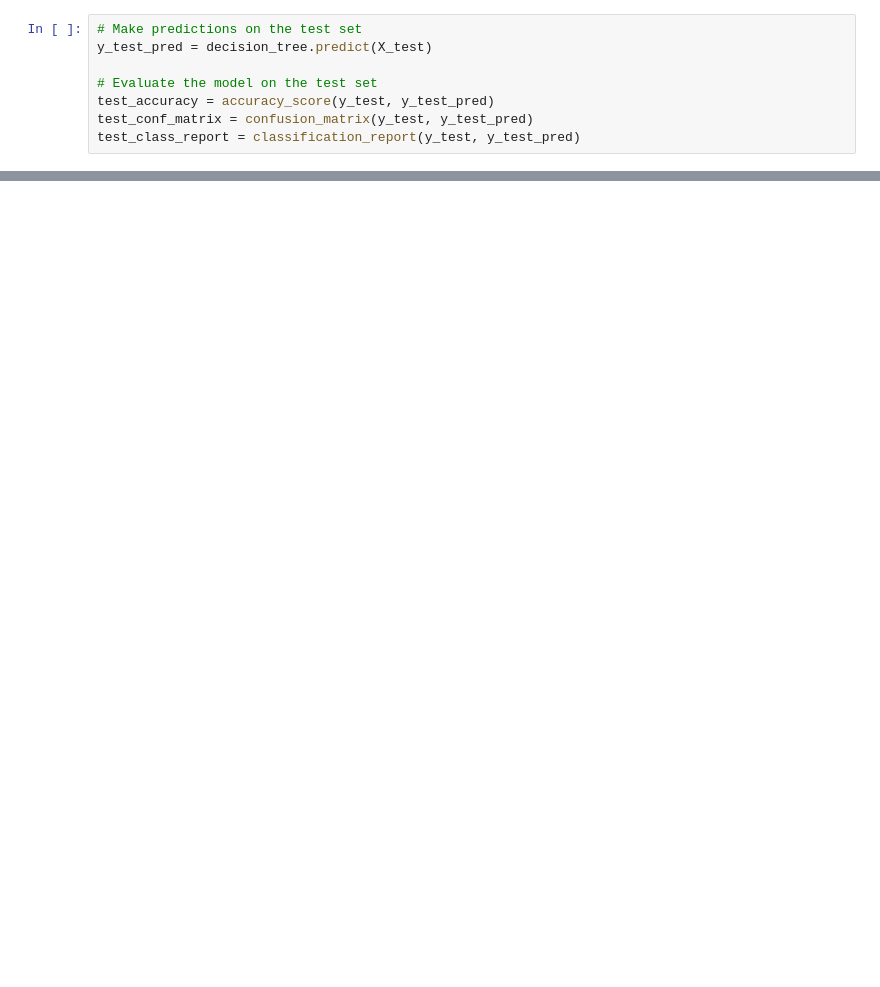
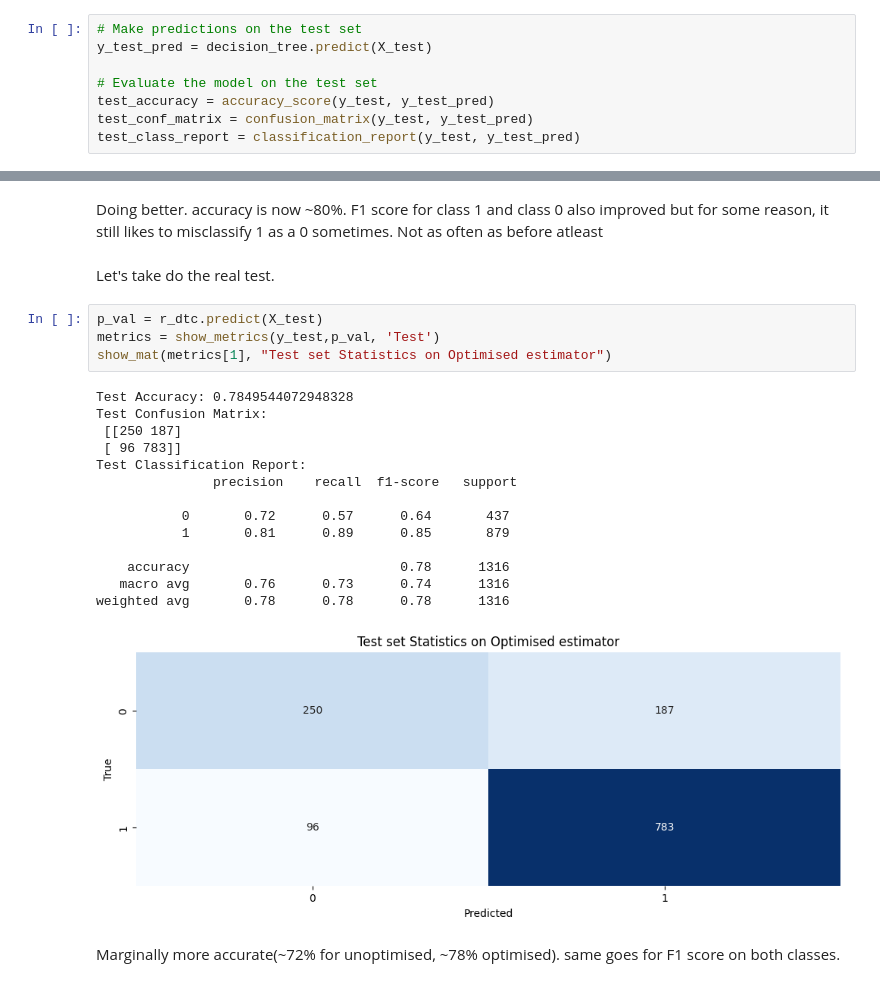
Before and after one commit to tamadNaBrowNie/stintsy_mco, a Jupyter notebook: MCO1 DTC.ipynb, the cells around one changed output, grey strips where cells are left out. Cells and saved outputs as stored; diff of their text form; blank space fills up the shorter version.

```diff
--- a/MCO1 DTC.ipynb
+++ b/MCO1 DTC.ipynb
@@ -454,0 +373,25 @@ weighted avg       0.74      0.72      0.73      1316
+# %% [markdown]
+Doing better. accuracy is now ~80%. F1 score for class 1 and class 0 also improved but for some reason, it still likes to misclassify 1 as a 0 sometimes. Not as often as before atleast
+# %% [markdown]
+Let's take do the real test.
+# %%
+p_val = r_dtc.predict(X_test)
+metrics = show_metrics(y_test,p_val, 'Test')
+show_mat(metrics[1], "Test set Statistics on Optimised estimator")
+# %% [output]
+Test Accuracy: 0.7849544072948328
+Test Confusion Matrix:
+ [[250 187]
+ [ 96 783]]
+Test Classification Report:
+               precision    recall  f1-score   support
+
+           0       0.72      0.57      0.64       437
+           1       0.81      0.89      0.85       879
+
+    accuracy                           0.78      1316
+   macro avg       0.76      0.73      0.74      1316
+weighted avg       0.78      0.78      0.78      1316
+[figure, added]
+# %% [markdown]
+Marginally more accurate(~72% for unoptimised, ~78% optimised). same goes for F1 score on both classes.
```
Also changed, not shown: parts of 39 cells of this notebook, 1 other file.
